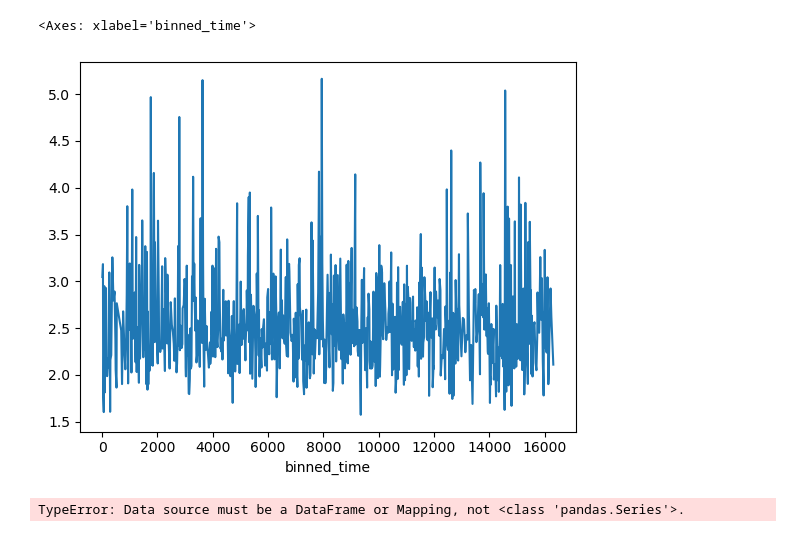
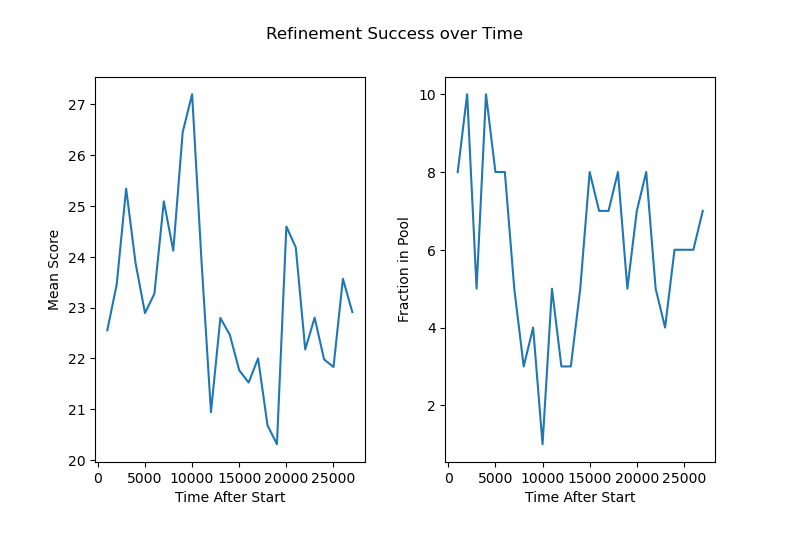
Before and after one commit to NTBiotech/flexcraft, a Jupyter notebook: notebooks/adapt/full_run_analysis.ipynb, the cells around one changed output. Saved outputs shown, nothing was run; the diff lists cells and outputs as text; code cells hidden in the pictures.

```diff
--- a/notebooks/adapt/full_run_analysis.ipynb
+++ b/notebooks/adapt/full_run_analysis.ipynb
@@ -8,5 +12,5 @@ import seaborn as sns
 # %%
 data_dir=Path("../../data/adapt").resolve()
-log_dir=data_dir/"full_run_2026-05-05_17:30:17"
+log_dir=data_dir/"full_run_2026-05-06_15:05:43"
 print(log_dir)
 # %% [output]
@@ -63,6 +30,8 @@ Average node power draw: 946.867021849101 Watt
 df = pd.read_csv(log_dir/"scores.csv")
 df.columns = ["design"]+df.columns.to_list()[1:]
 print(f"{df['in_pool'].sum()}/{df.shape[0]} structures in pool!")
-#df = df[df["in_pool"]]
-df["time"] = df["time"].map(lambda x: (datetime.now()-datetime.strptime(x,"%Y-%d-%b_%H:%M:%S")).total_seconds())
+df = df[df["in_pool"]]
+min_time=datetime.strptime(df["time"].iloc[0],"%Y-%d-%b_%H:%M:%S")
+df["time"] = df["time"].map(lambda x: (datetime.strptime(x,"%Y-%d-%b_%H:%M:%S")-min_time).total_seconds())
+df["gly_ala"] = df[["acdr3", "bcdr3"]].apply(lambda x:sum(["".join(x.to_list()).count(l) for l in ["A", "G"]]), axis=1)
 # %% [output]
@@ -114,5 +68,6 @@ Name: 140, dtype: object
 # %%
-intervall = 10
+intervall = 1000
 bins = np.arange(0, ((df["time"].max()//intervall)+2)*intervall, intervall)
 i = np.arange(len(bins))
+
 df["binned_time"] = df["time"].map(lambda x: i[bins>x][0]*intervall)
@@ -145,16 +74,13 @@ plt.hist(df["score"], bins=100)
 # %%
-means = df.groupby("binned_time")["score"].agg("median")
-means.plot()
+fig,ax = plt.subplots(1,2, figsize=(8,5))
+
+means = df.groupby("binned_time")["score"].agg("mean")[:-1]
+#means=means/means.max()
+means.plot(ax=ax[0], ylabel="Mean Score", xlabel="Time After Start")
+means = df.groupby("binned_time")["in_pool"].agg("sum")[:-1]
+#means = means/means.max()
+means.plot(ax=ax[1], ylabel="Fraction in Pool", xlabel="Time After Start")
+fig.suptitle("Refinement Success over Time")
+fig.subplots_adjust(wspace=0.3)
 # %% [output]
-<Axes: xlabel='binned_time'>
-[figure, old version]
+[figure, new version]
-# %%
-sns.lineplot(
-    means,
-    x="binned_time",
-    y="score",
-    #hue="scaffold",
-    #legend=False
-)
-# %% [output]
-TypeError: Data source must be a DataFrame or Mapping, not <class 'pandas.Series'>.
```
Also changed, not shown: parts of 14 cells of this notebook, 5 other files.
